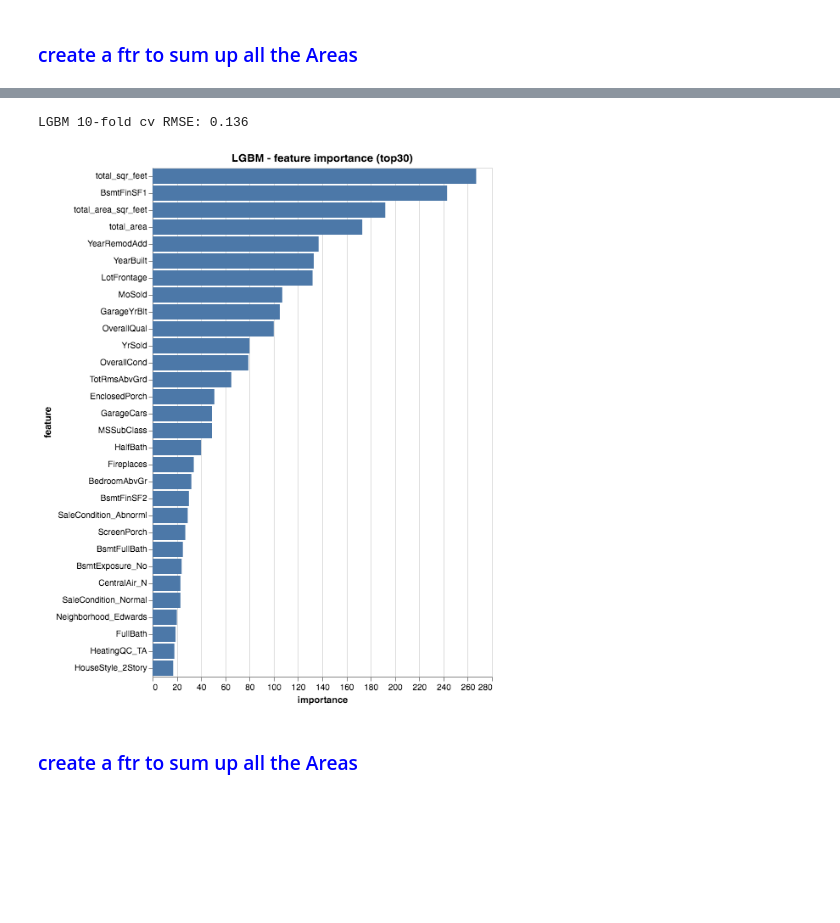
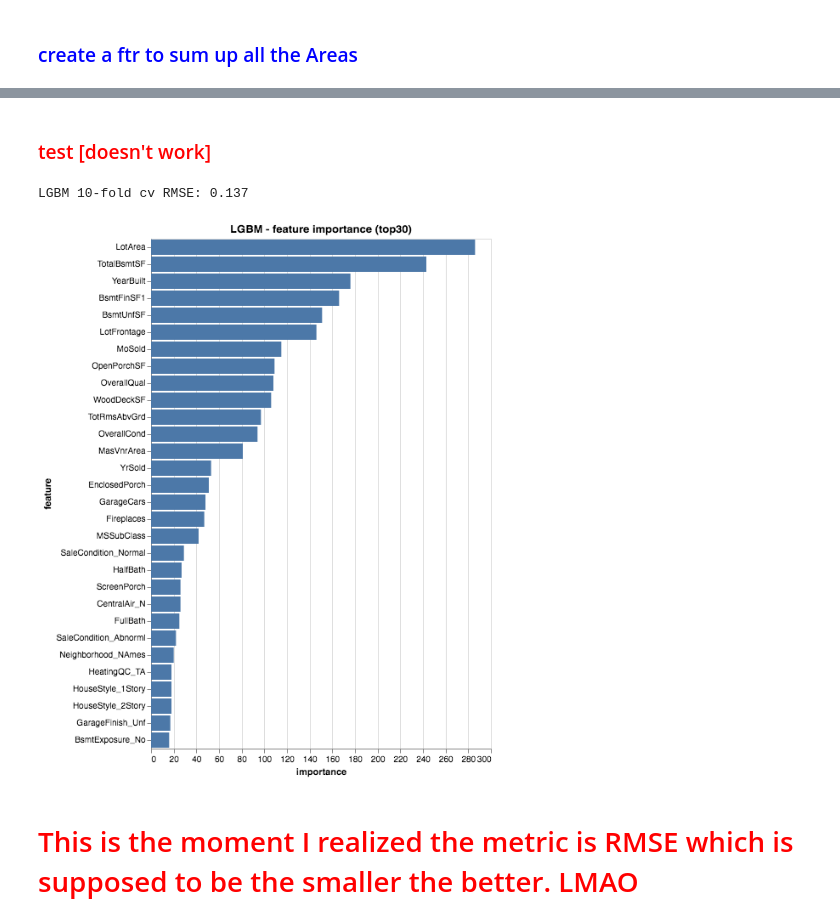
Before and after one commit to Zhang-Haipeng/house-price-prediction, a Jupyter notebook: src/feature-engineering/ftr-engi_Roc.ipynb, the cells around one changed output, grey strips where cells are left out. Drawn from its saved outputs; the diff is of its cells as text; code cells hidden in the pictures; blank space fills up the shorter version.

```diff
--- a/src/feature-engineering/ftr-engi_Roc.ipynb
+++ b/src/feature-engineering/ftr-engi_Roc.ipynb
@@ -168,0 +217,23 @@ def create_total_area(X, area_cols, sqr_feet_cols):
+# %%
+X, y = load_X_y()
+# area_cols = [x for x in X.columns if x[-4:]=='Area']
+# sqr_feet_cols = [x for x in X.columns if x[-2:]=='SF']
+
+# X = create_total_area(X, area_cols, sqr_feet_cols, drop=False)
+# %%
+X_train, X_test, y_train, y_test = train_test_split(X,
+                                                y,
+                                                test_size=0.3,
+                                                random_state=9527)
+missing_rates = (X_train.isnull().sum()/X_train.shape[0]).sort_values(ascending=False)[:20]
+cols_drop = list(missing_rates[:5].index)
+
+cat_cols = [x for x in X_train.columns[[(x=='object') for x in X_train.dtypes]] if x not in cols_drop]
+num_cols = [x for x in X_train.columns if (x not in cat_cols) and (x not in cols_drop)]
+# %%
+temp = X_train.copy()
+temp['y'] = y_train
+corr_y_df = pd.DataFrame({"feature": temp.corr()['y'].index,
+                          "corr_y": temp.corr()['y'].values})
+# %%
+X_train, cols_drop_corr = ftr_select_corr(X=X_train[num_cols], corr_bar=0.6, corr_y_df=corr_y_df)
@@ -169,14 +251,18 @@ def create_total_area(X, area_cols, sqr_feet_cols):
+# %% [markdown]
+### <font color='red'>test [doesn't work]</font>
 # %%
 X, y = load_X_y()
-area_cols = [x for x in X.columns if x[-4:]=='Area']
-sqr_feet_cols = [x for x in X.columns if x[-2:]=='SF']
 
-X = create_total_area(X, area_cols, sqr_feet_cols)
-X = X.drop(columns=(area_cols + sqr_feet_cols))
+# area_cols = [x for x in X.columns if x[-4:]=='Area']
+# sqr_feet_cols = [x for x in X.columns if x[-2:]=='SF']
+
+# X = create_total_area(X, area_cols, sqr_feet_cols, drop=False)
+
+X = X.drop(columns=cols_drop_corr)
 
 run_base_model(X, y)
 # %% [output]
-LGBM 10-fold cv RMSE: 0.136
+LGBM 10-fold cv RMSE: 0.137
-[figure, old version]
+[figure, new version]
-# %% [markdown]
-### <font color='blue'>create a ftr to sum up all the Areas</font>
+# %% [markdown]
+# <font color='red'>This is the moment I realized the metric is RMSE which is supposed to be the smaller the better. LMAO</font>
```
Also changed, not shown: parts of 8 cells of this notebook.
